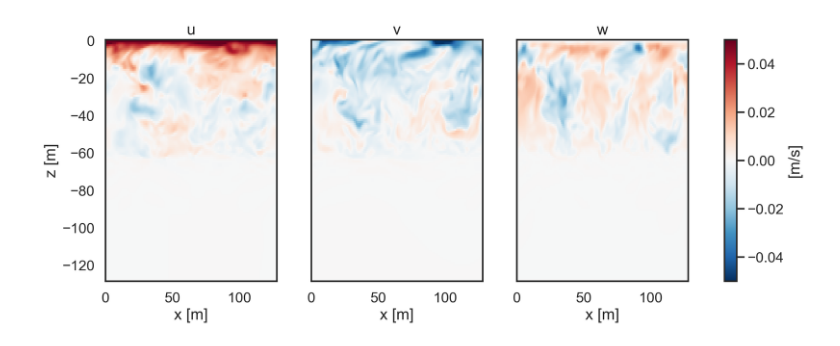
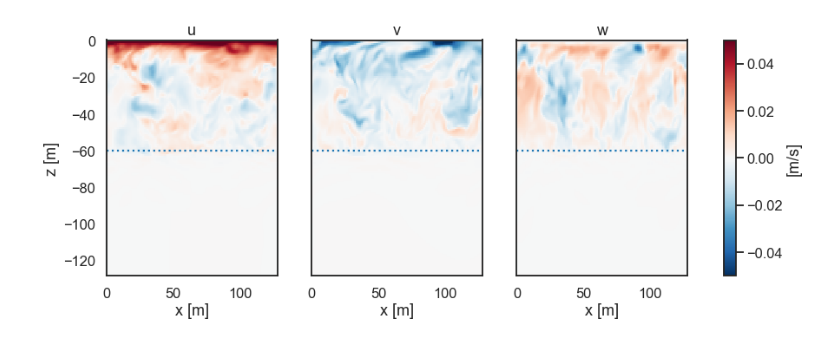
Before and after one commit to cassidymwagner/fluidsf, a Jupyter notebook: docs/source/langmuir_3d_example.ipynb, the cells around one changed output. Cells and saved outputs as stored; diff of their text form; code cells hidden in the pictures.

```diff
--- a/docs/source/langmuir_3d_example.ipynb
+++ b/docs/source/langmuir_3d_example.ipynb
@@ -19,22 +38,28 @@ ds = ds.isel(time=1)
 # %%
 fig, ax = plt.subplots(1,3, figsize=(15,5),sharey=True)
 
 pc1 = ax[0].pcolormesh(ds.xC, ds.zC, ds.u[:,64,:], cmap="RdBu_r",vmin=-0.05,vmax=0.05)
 pc2 = ax[1].pcolormesh(ds.xC, ds.zC, ds.v[:,64,:], cmap="RdBu_r",vmin=-0.05,vmax=0.05)
 pc3 = ax[2].pcolormesh(ds.xC, ds.zF, ds.w[:,64,:], cmap="RdBu_r",vmin=-0.05,vmax=0.05)
+
+
+ax[0].plot([0, 128], [-60, -60], ':')
+ax[1].plot([0, 128], [-60, -60], ':')
+ax[2].plot([0, 128], [-60, -60], ':')
+
 
 ax[0].set_ylabel("z [m]")
 ax[0].set_xlabel("x [m]")
 ax[1].set_xlabel("x [m]")
 ax[2].set_xlabel("x [m]")
 
 ax[0].set_title("u")
 ax[1].set_title("v")
 ax[2].set_title("w")
 
 cbar = fig.colorbar(pc1, ax=ax, orientation="vertical",label='[m/s]')
 # %% [output]
-[figure, old version]
+[figure, new version]
 # %%
 nn = 128
 
```
Also changed, not shown: parts of 8 cells of this notebook.
